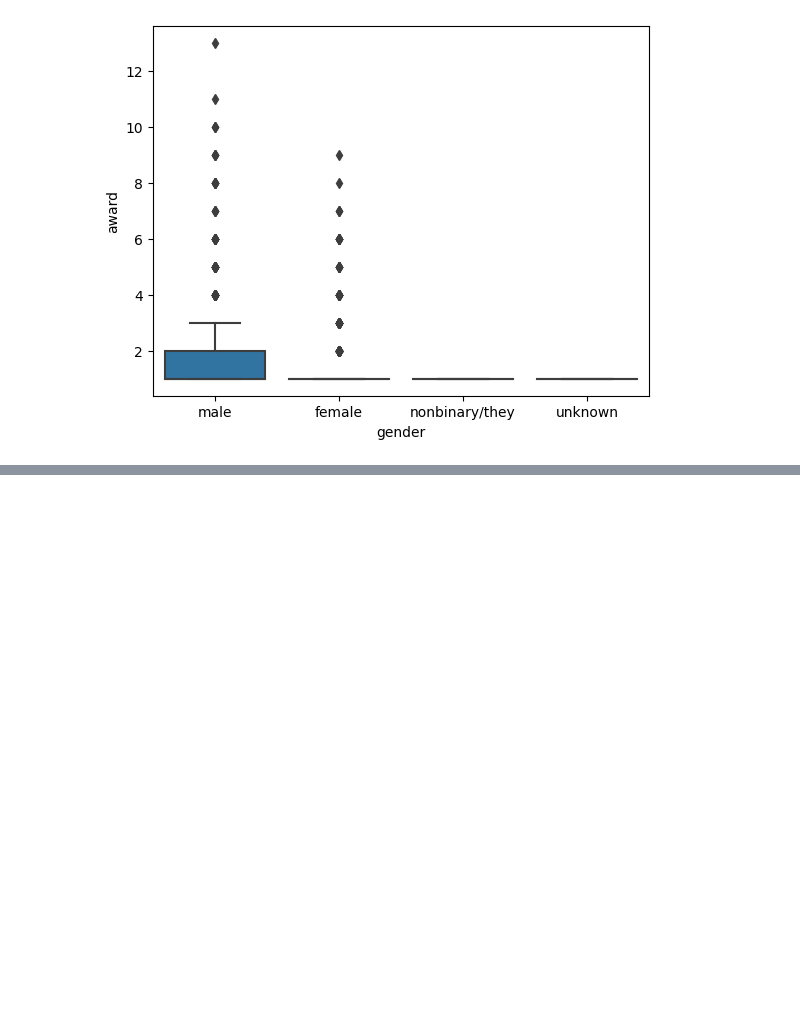
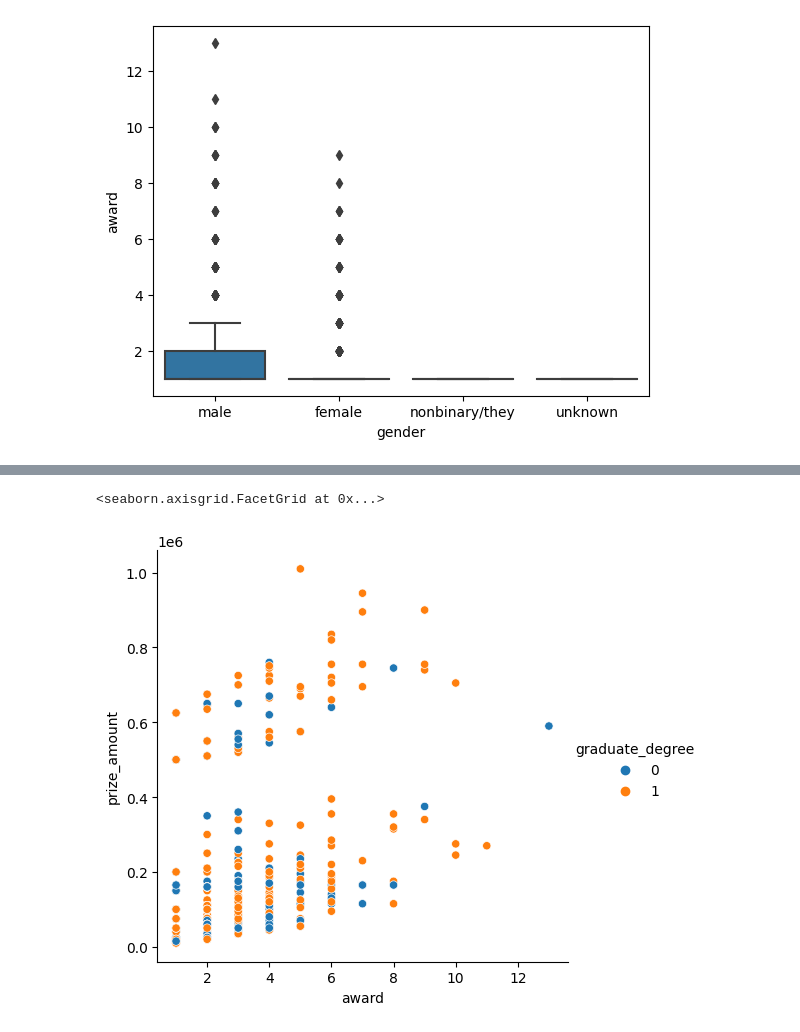
Before and after one commit to abigwind/literary-prizes, a Jupyter notebook: LitearyPrizesEDA.ipynb, the cells around one changed output, grey strips where cells are left out. Saved outputs shown, nothing was run; the diff lists cells and outputs as text; code cells hidden in the pictures; blank space fills up the shorter version.

```diff
--- a/LitearyPrizesEDA.ipynb
+++ b/LitearyPrizesEDA.ipynb
@@ -551,0 +658,5 @@ plt.show()
+# %%
+sns.relplot(x='award', y='prize_amount', hue='graduate_degree', data=authors)
+# %% [output]
+<seaborn.axisgrid.FacetGrid at 0x...>
+[figure, added]
```
Also changed, not shown: parts of 15 cells of this notebook.
